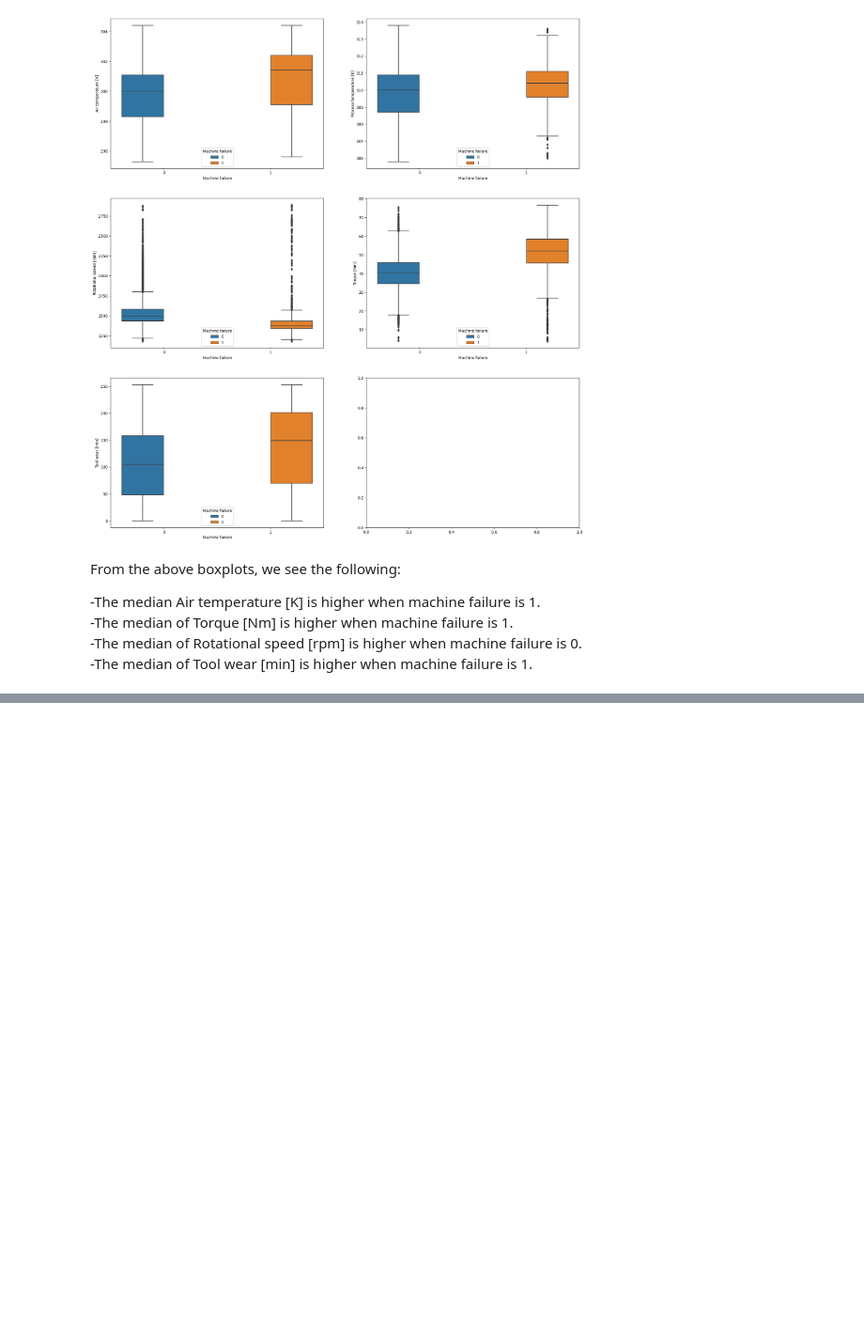
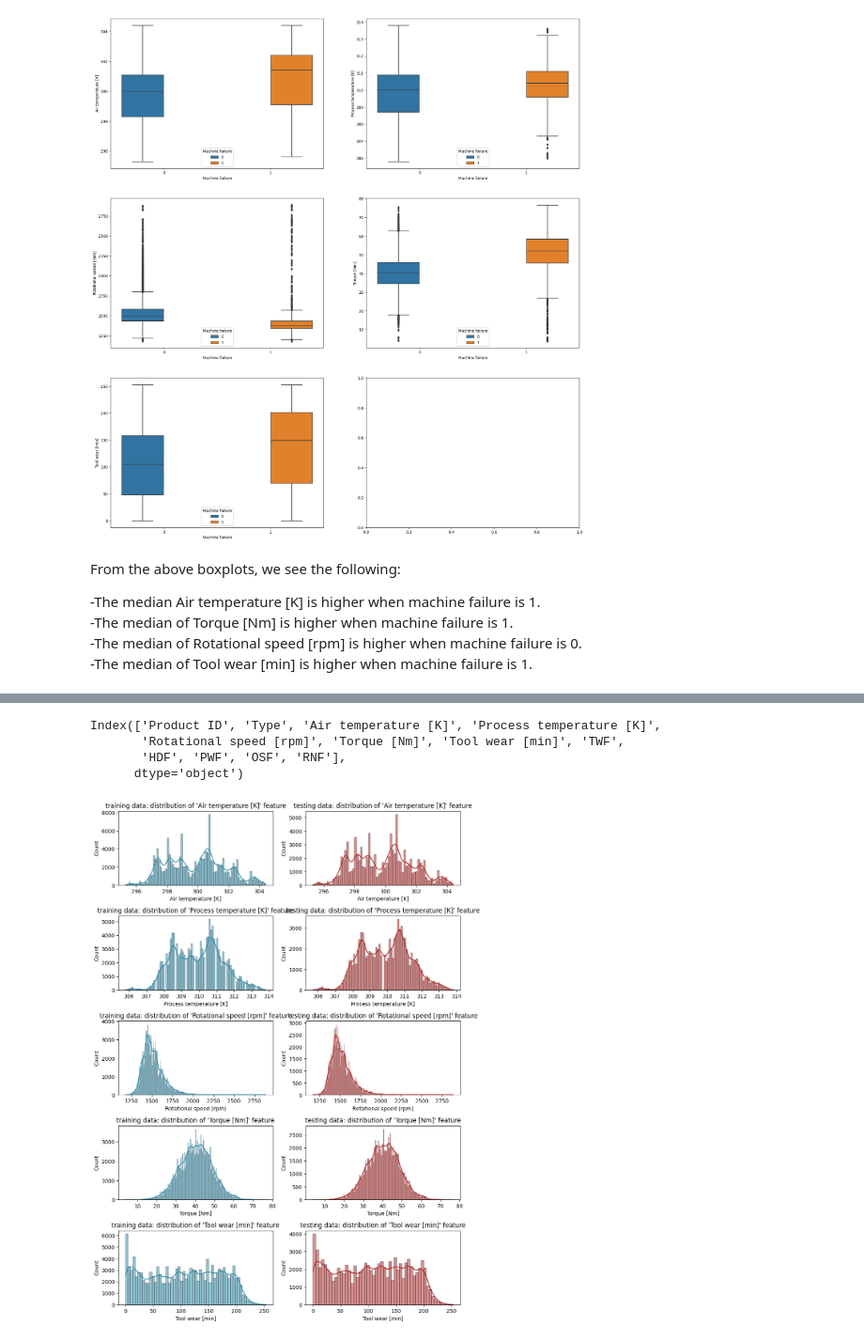
Before and after one commit to MT121201/Binary-Classification_of_Machine_Failures, a Jupyter notebook: Machine_Failures.ipynb, the cells around one changed output, grey strips where cells are left out. Shown at 94% size. Saved outputs shown, nothing was run; the diff lists cells and outputs as text; code cells hidden in the pictures; blank space fills up the shorter version.

```diff
--- a/Machine_Failures.ipynb
+++ b/Machine_Failures.ipynb
@@ -118,0 +129,22 @@ From the above boxplots, we see the following:
+# %%
+train_df.drop('Machine failure',axis=1).columns
+# %% [output]
+Index(['Product ID', 'Type', 'Air temperature [K]', 'Process temperature [K]',
+       'Rotational speed [rpm]', 'Torque [Nm]', 'Tool wear [min]', 'TWF',
+       'HDF', 'PWF', 'OSF', 'RNF'],
+      dtype='object')
+# %%
+plt.figure(figsize=(10,30))
+i = 1
+for col in train_df.drop('Machine failure',axis=1).columns[2:7]:
+    plt.subplot(11,2,i)
+    sns.histplot(x=train_df[col],color='#288BA8',kde=True,lw=1)
+    plt.title("training data: distribution of '{}' feature".format(col));
+
+    plt.subplot(11,2,i+1)
+    sns.histplot(x=test_df[col],color='#B22222',kde=True,lw=1)
+    plt.title("testing data: distribution of '{}' feature".format(col));
+    i+=2
+plt.tight_layout()
+# %% [output]
+[figure, added]
```
Also changed, not shown: parts of 19 cells of this notebook.
